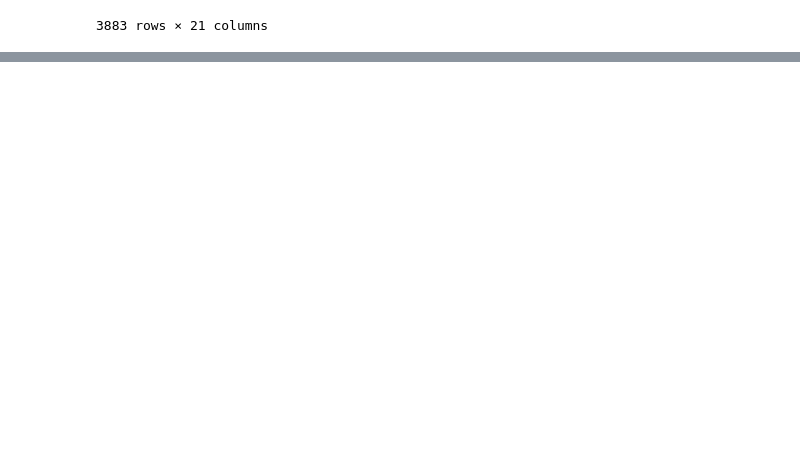
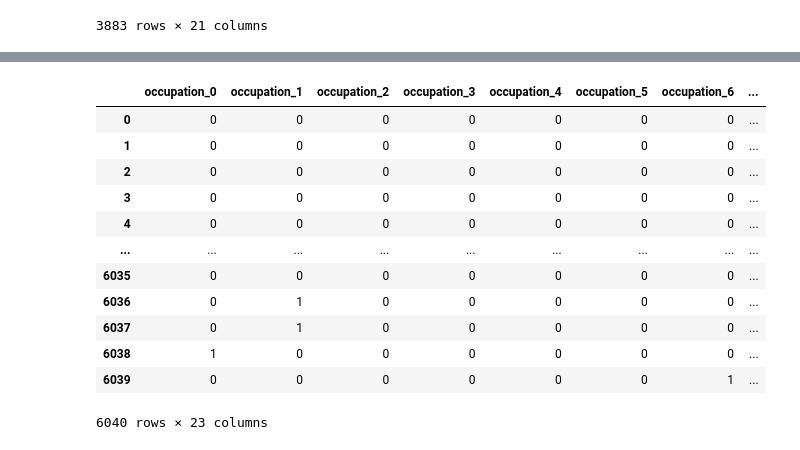
Before and after one commit to VyLeet/recommender-systems-project, a Jupyter notebook: notebooks/exploratory_data_analysis.ipynb, the cells around one changed output, grey strips where cells are left out. Drawn from its saved outputs; the diff is of its cells as text; code cells hidden in the pictures; blank space fills up the shorter version.

```diff
--- a/notebooks/exploratory_data_analysis.ipynb
+++ b/notebooks/exploratory_data_analysis.ipynb
@@ -734,0 +844,18 @@ html.unescape('A cowboy doll is profoundly threatened and jealous when a new spa
+# %%
+aa = pd.get_dummies(users_mod[['Occupation', 'Gender']], columns=['Occupation', 'Gender'], prefix=['occupation', 'gender'])
+# %%
+aa
+# %% [output]
+|  | occupation_0 | occupation_1 | occupation_2 | occupation_3 | occupation_4 | occupation_5 | occupation_6 | ... |
+| 0 | 0 | 0 | 0 | 0 | 0 | 0 | 0 | ... |
+| 1 | 0 | 0 | 0 | 0 | 0 | 0 | 0 | ... |
+| 2 | 0 | 0 | 0 | 0 | 0 | 0 | 0 | ... |
+| 3 | 0 | 0 | 0 | 0 | 0 | 0 | 0 | ... |
+| 4 | 0 | 0 | 0 | 0 | 0 | 0 | 0 | ... |
+| ... | ... | ... | ... | ... | ... | ... | ... | ... |
+| 6035 | 0 | 0 | 0 | 0 | 0 | 0 | 0 | ... |
+| 6036 | 0 | 1 | 0 | 0 | 0 | 0 | 0 | ... |
+| 6037 | 0 | 1 | 0 | 0 | 0 | 0 | 0 | ... |
+| 6038 | 1 | 0 | 0 | 0 | 0 | 0 | 0 | ... |
+| 6039 | 0 | 0 | 0 | 0 | 0 | 0 | 1 | ... |
+6040 rows × 23 columns
```
Also changed, not shown: parts of 101 cells of this notebook.
